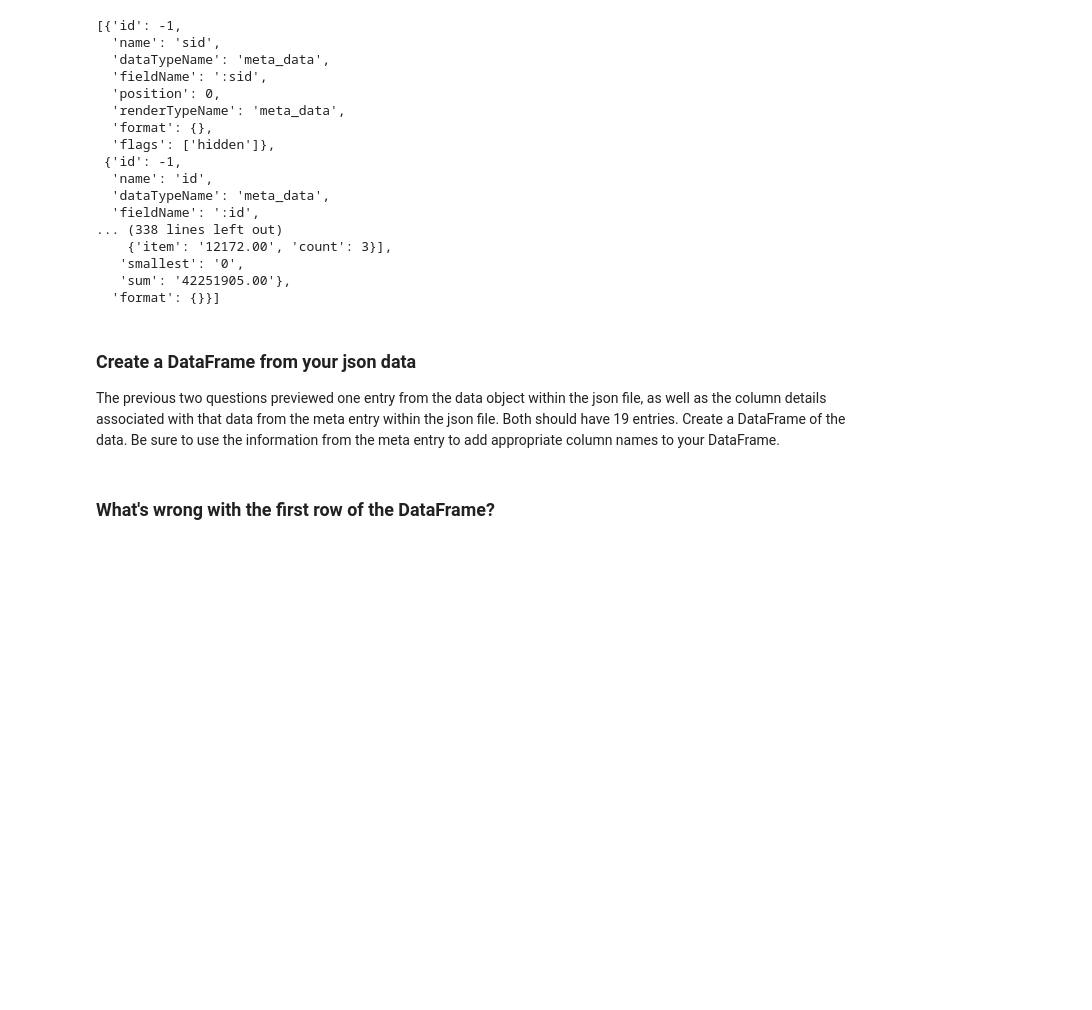
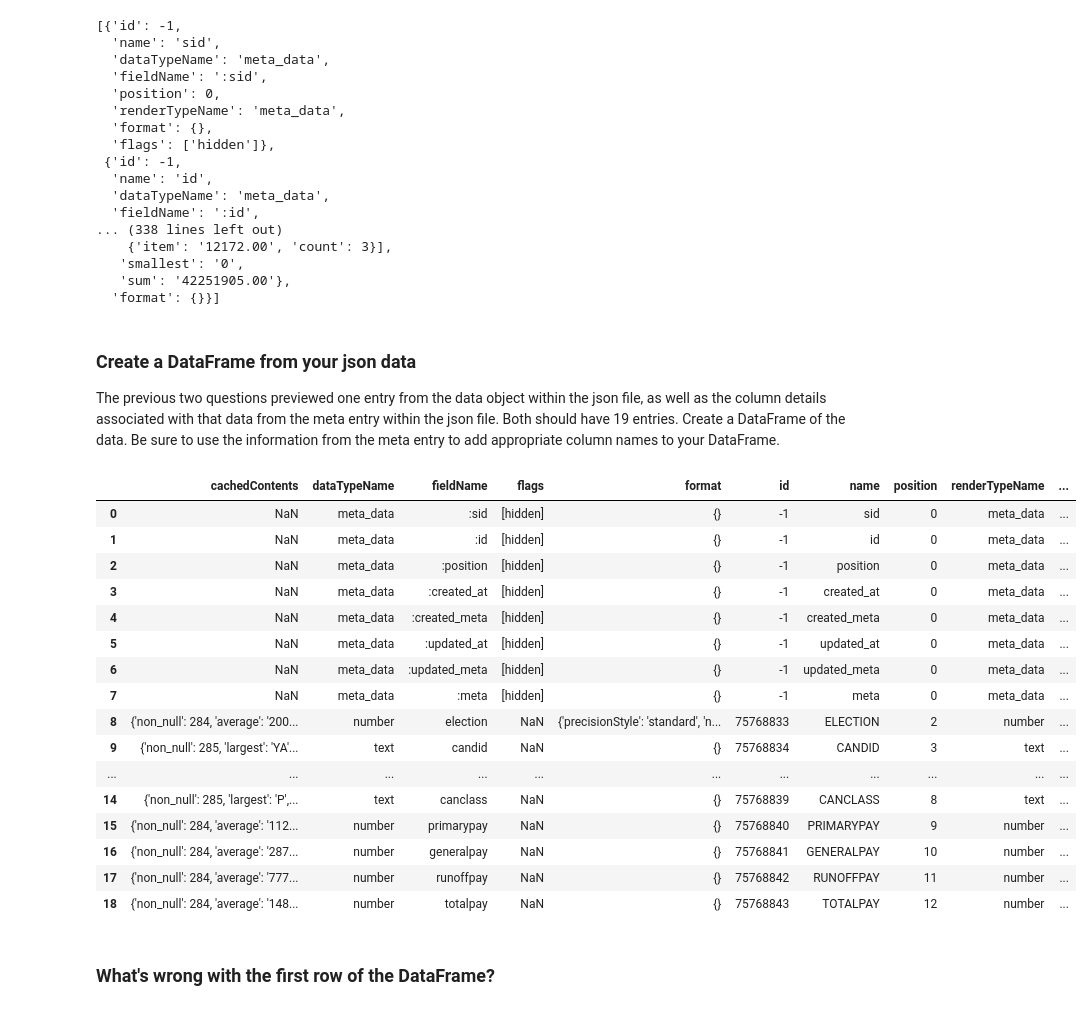
Before and after one commit to AlecMorgan/dsc-2-14-04-json-and-xml-lab-seattle-ds-career-040119, a Jupyter notebook: index.ipynb, the cells around one changed output. Drawn from its saved outputs; the diff is of its cells as text; code cells hidden in the pictures; blank space fills up the shorter version.

```diff
--- a/index.ipynb
+++ b/index.ipynb
@@ -122,7 +122,26 @@ columns
 ### Create a DataFrame from your json data
 The previous two questions previewed one entry from the data object within the json file, as well as the column details associated with that data from the meta entry within the json file. Both should have 19 entries. Create a DataFrame of the data. Be sure to use the information from the meta entry to add appropriate column names to your DataFrame.
 # %%
-pd.DataFrame.from_dict(data['meta'][])
+df = pd.DataFrame.from_dict(data['meta']['view']['columns'])
+df
+# %% [output]
+|  | cachedContents | dataTypeName | fieldName | flags | format | id | name | position | renderTypeName | ... |
+| 0 | NaN | meta_data | :sid | [hidden] | {} | -1 | sid | 0 | meta_data | ... |
+| 1 | NaN | meta_data | :id | [hidden] | {} | -1 | id | 0 | meta_data | ... |
+| 2 | NaN | meta_data | :position | [hidden] | {} | -1 | position | 0 | meta_data | ... |
+| 3 | NaN | meta_data | :created_at | [hidden] | {} | -1 | created_at | 0 | meta_data | ... |
+| 4 | NaN | meta_data | :created_meta | [hidden] | {} | -1 | created_meta | 0 | meta_data | ... |
+| 5 | NaN | meta_data | :updated_at | [hidden] | {} | -1 | updated_at | 0 | meta_data | ... |
+| 6 | NaN | meta_data | :updated_meta | [hidden] | {} | -1 | updated_meta | 0 | meta_data | ... |
+| 7 | NaN | meta_data | :meta | [hidden] | {} | -1 | meta | 0 | meta_data | ... |
+| 8 | {'non_null': 284, 'average': '200... | number | election | NaN | {'precisionStyle': 'standard', 'n... | 75768833 | ELECTION | 2 | number | ... |
+| 9 | {'non_null': 285, 'largest': 'YA'... | text | candid | NaN | {} | 75768834 | CANDID | 3 | text | ... |
+| ... | ... | ... | ... | ... | ... | ... | ... | ... | ... | ... |
+| 14 | {'non_null': 285, 'largest': 'P',... | text | canclass | NaN | {} | 75768839 | CANCLASS | 8 | text | ... |
+| 15 | {'non_null': 284, 'average': '112... | number | primarypay | NaN | {} | 75768840 | PRIMARYPAY | 9 | number | ... |
+| 16 | {'non_null': 284, 'average': '287... | number | generalpay | NaN | {} | 75768841 | GENERALPAY | 10 | number | ... |
+| 17 | {'non_null': 284, 'average': '777... | number | runoffpay | NaN | {} | 75768842 | RUNOFFPAY | 11 | number | ... |
+| 18 | {'non_null': 284, 'average': '148... | number | totalpay | NaN | {} | 75768843 | TOTALPAY | 12 | number | ... |
 # %% [markdown]
 ### What's wrong with the first row of the DataFrame?
 # %%
```
